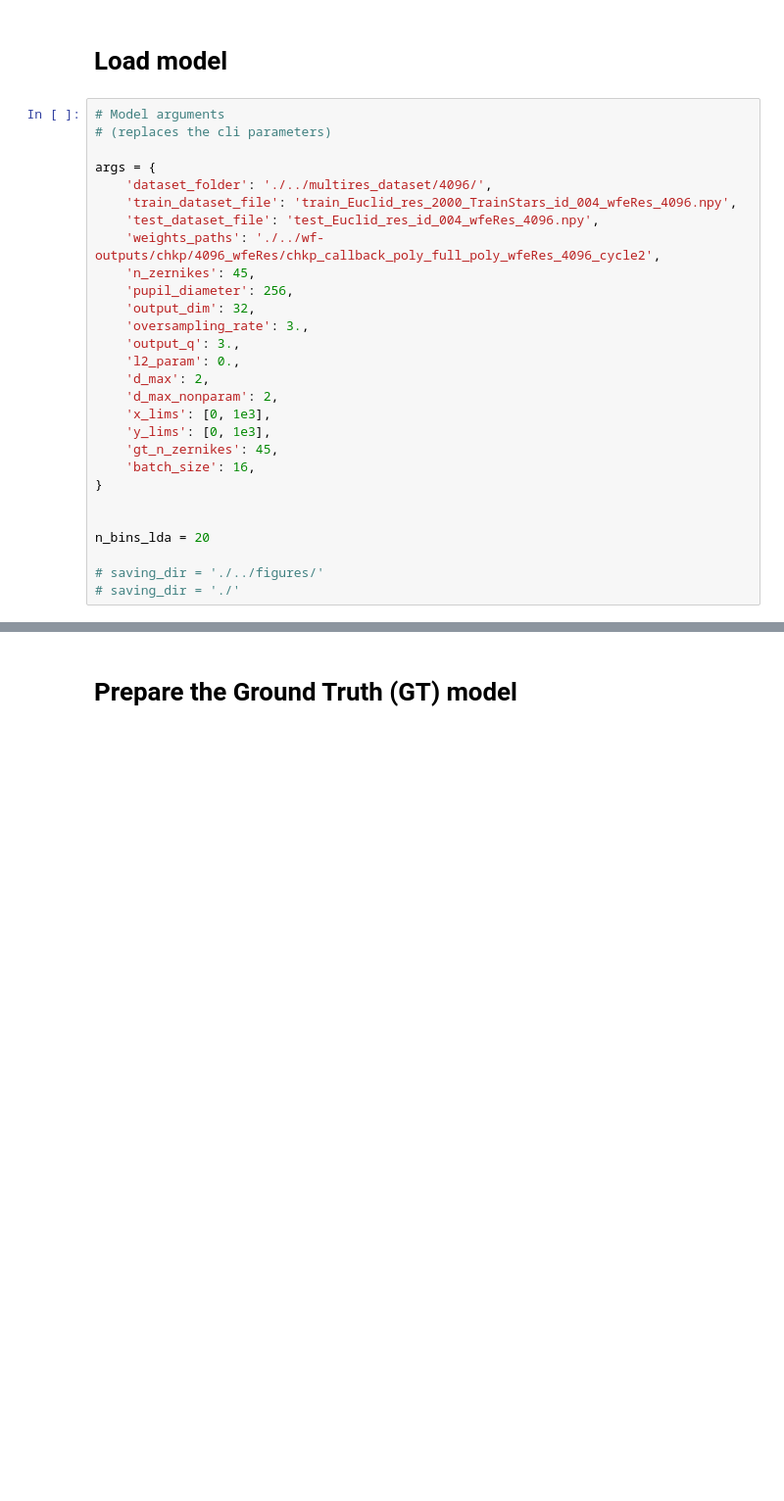
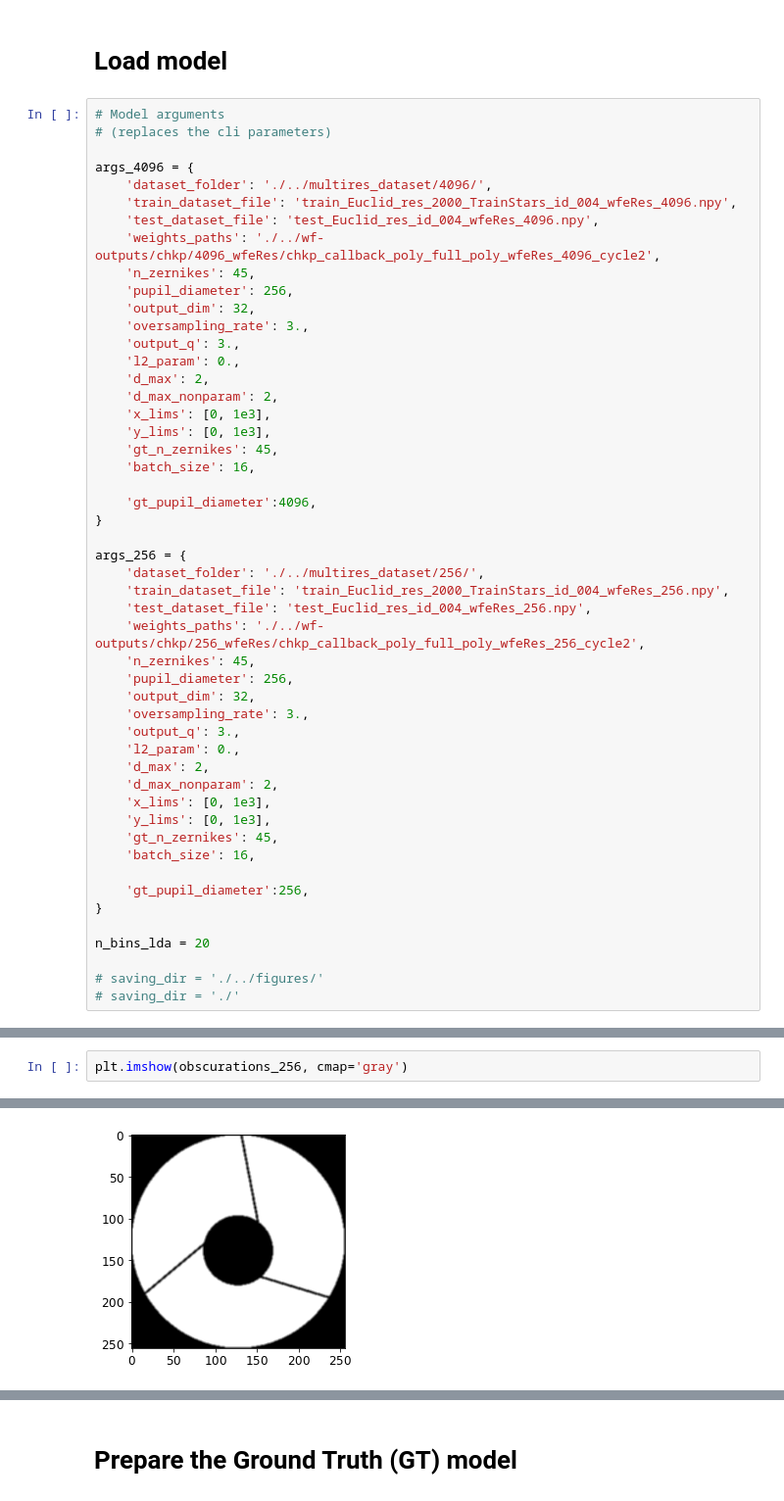
Before and after one commit to tobias-liaudat/wf-SEDs, a Jupyter notebook: WFE_sampling_test/notebooks/wfeRes_compare.ipynb, the cells around one changed output, grey strips where cells are left out. Shown at 98% size. Saved outputs shown, nothing was run; the diff lists cells and outputs as text; blank space fills up the shorter version.

```diff
--- a/WFE_sampling_test/notebooks/wfeRes_compare.ipynb
+++ b/WFE_sampling_test/notebooks/wfeRes_compare.ipynb
@@ -39,7 +41,7 @@ plt.rc('ytick', labelsize=12)    # fontsize of the tick labels
 # Model arguments
 # (replaces the cli parameters)
 
-args = {
+args_4096 = {
     'dataset_folder': './../multires_dataset/4096/',
     'train_dataset_file': 'train_Euclid_res_2000_TrainStars_id_004_wfeRes_4096.npy',
     'test_dataset_file': 'test_Euclid_res_id_004_wfeRes_4096.npy',
@@ -56,8 +58,30 @@ args = {
     'y_lims': [0, 1e3],
     'gt_n_zernikes': 45,
     'batch_size': 16,
+
+    'gt_pupil_diameter':4096,
 }
 
+args_256 = {
+    'dataset_folder': './../multires_dataset/256/',
+    'train_dataset_file': 'train_Euclid_res_2000_TrainStars_id_004_wfeRes_256.npy',
+    'test_dataset_file': 'test_Euclid_res_id_004_wfeRes_256.npy',
+    'weights_paths': './../wf-outputs/chkp/256_wfeRes/chkp_callback_poly_full_poly_wfeRes_256_cycle2',
+    'n_zernikes': 45,
+    'pupil_diameter': 256,
+    'output_dim': 32,
+    'oversampling_rate': 3.,
+    'output_q': 3.,
+    'l2_param': 0.,
+    'd_max': 2,
+    'd_max_nonparam': 2,
+    'x_lims': [0, 1e3],
+    'y_lims': [0, 1e3],
+    'gt_n_zernikes': 45,
+    'batch_size': 16,
+
+    'gt_pupil_diameter':256,
+}
 
 n_bins_lda = 20
 
@@ -141,0 +147,3 @@ tf_semiparam_field = tf_psf_field.TF_SemiParam_field(
+# %%
+plt.imshow(obscurations_256, cmap='gray')
+# %% [output]
@@ -141,0 +151 @@ tf_semiparam_field = tf_psf_field.TF_SemiParam_field(
+[figure, added]
```
Also changed, not shown: parts of 13 cells of this notebook.
